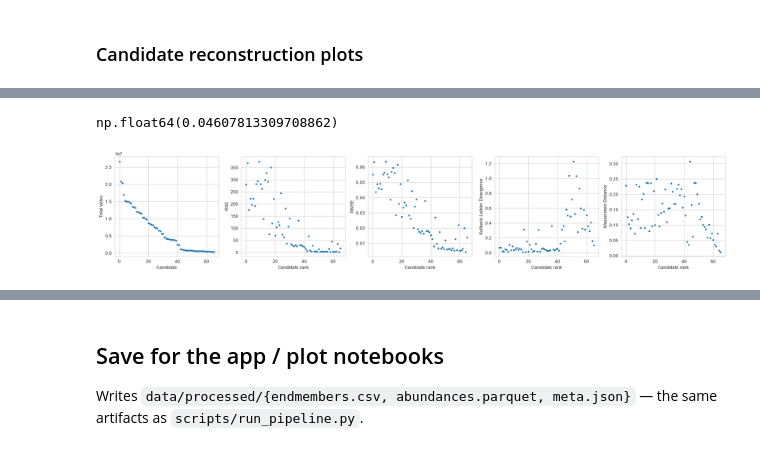
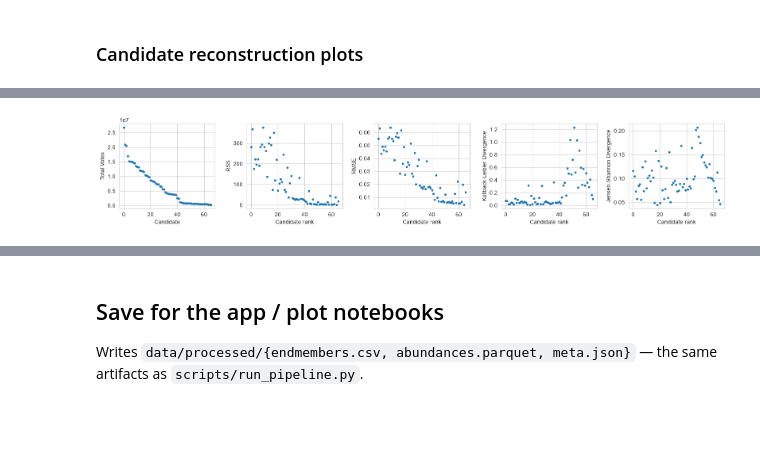
Before and after one commit to harjonillo/voting-unmixing-ph, a Jupyter notebook: notebooks/02_unmixing_pipeline.ipynb, the cells around one changed output, grey strips where cells are left out. Cells and saved outputs as stored; diff of their text form; code cells hidden in the pictures; blank space fills up the shorter version.

```diff
--- a/notebooks/02_unmixing_pipeline.ipynb
+++ b/notebooks/02_unmixing_pipeline.ipynb
@@ -182,36 +151,34 @@ array([1.01893945e+01, 1.03061800e+01, 7.95786011e+00, 6.82893397e+00,
-# %%
-entropy(hist + 1e-9, hist_rec+ 1e-9)
-# %% [output]
-np.float64(0.04607813309708862)
 # %%
 rss_by_candidate = np.sum((Y - Y_rec) ** 2, axis=1)
 rmse_by_candidate = np.sqrt(np.mean((Y - Y_rec) ** 2, axis=1))
 
 kldiv_by_candidate = np.zeros(L)
 wass_by_candidate = np.zeros(L)
+jsd_by_candidate = np.zeros(L)
 for i in range(L):
     hist, edges = np.histogram(Y[i, :], bins=bins_r, density=True)
     hist_rec, edges_rec = np.histogram(Y_rec[i, :], bins=bins_r, density=True)
     kldiv_by_candidate[i] = entropy(hist + 1e-9, hist_rec + 1e-9)
     wass_by_candidate[i] = wasserstein_distance(hist, hist_rec)
+    jsd_by_candidate[i] = jensenshannon(hist, hist_rec)
 
-fig, axs = plt.subplots(1, 5, figsize=(20, 4))
+fig, axs = plt.subplots(1, 5, figsize=(16, 3))
 axs[0].plot(Y_raw.sum(axis=1), ".")
 axs[1].plot(rss_by_candidate, ".:", linestyle='None')
 axs[2].plot(rmse_by_candidate, ".:", linestyle='None')
 axs[3].plot(kldiv_by_candidate, ".:", linestyle='None')
-axs[4].plot(wass_by_candidate, ".:", linestyle='None')
+axs[4].plot(jsd_by_candidate, ".:", linestyle='None')
 
 axs[0].set_ylabel('Total Votes')
 axs[0].set_xlabel('Candidate')
 axs[1].set_ylabel('RSS')
 axs[1].set_xlabel('Candidate rank')
 axs[2].set_ylabel('RMSE')
 axs[2].set_xlabel('Candidate rank')
 axs[3].set_ylabel('Kullback-Leibler Divergence')
 axs[3].set_xlabel('Candidate rank')
-axs[4].set_ylabel('Wasserstein Distance')
+axs[4].set_ylabel('Jensen-Shannon Divergence')
 axs[4].set_xlabel('Candidate rank')
 fig.tight_layout()
 # %% [output]
-[figure, old version]
+[figure, new version]
```
Also changed, not shown: parts of 6 cells of this notebook, 1 other file.
